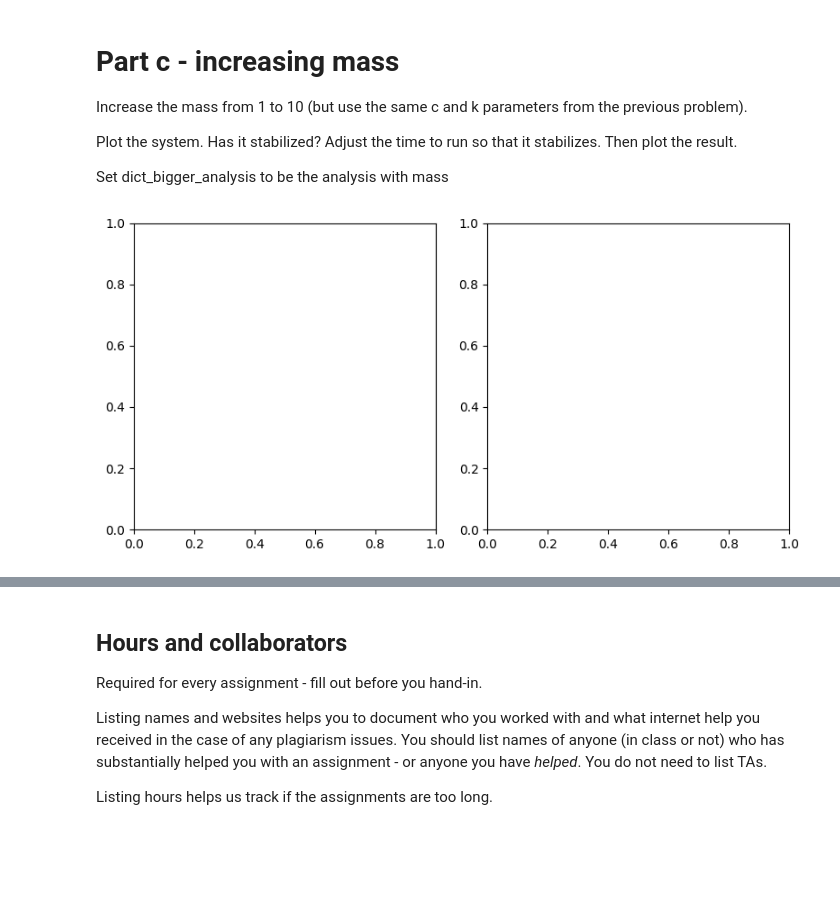
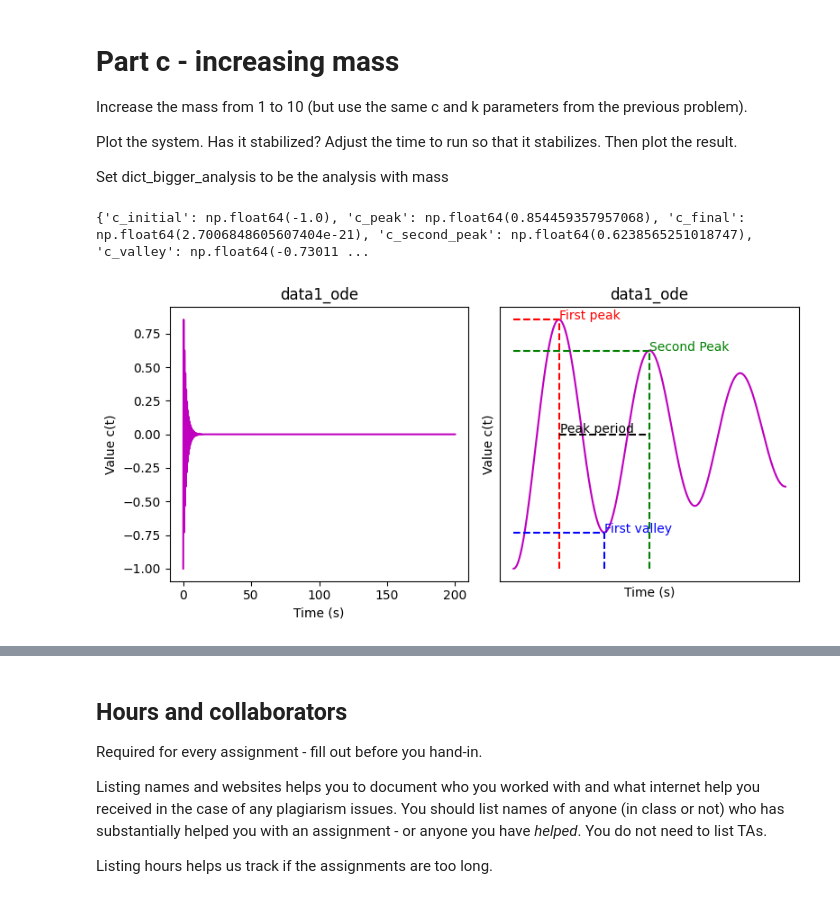
Before and after one commit to ElodinSanity/IntroPythonProgramming, a Jupyter notebook: Week_4_fitting/HW_2_system_analysis.ipynb, the cells around one changed output, grey strips where cells are left out. Cells and saved outputs as stored; diff of their text form; code cells hidden in the pictures; blank space fills up the shorter version.

```diff
--- a/Week_4_fitting/HW_2_system_analysis.ipynb
+++ b/Week_4_fitting/HW_2_system_analysis.ipynb
@@ -480,14 +482,14 @@ assert test_result[1] == (-0.5 * 0.0 - 2.0 * 1.0) / 1.0
 #   to run (and to plot)
 def simulate_system(x, dx, params, dt=0.001, total_time=1.0):
 
-    initial_state = [x, dx]
+    state = [x, dx]
 
     #time vector
     ts = np.arange(0, total_time, dt)
 
-    result = odeint(derivative_for_spring, initial_state, ts, args=(params,))
+    result = odeint(derivative_for_spring, state, ts, args=(params,))
 
-    vs = result[:, 1]
+    vs = result[:, 0] #position
 
     return ts, vs
 # %%
@@ -509,6 +511,7 @@ test_params = {
 }
 
 # Run the simulation long enough to stabilize
-ts, vs = simulate_system(x, dx, test_params, dt=0.001, total_time=2.0)
+ts_1, vs_1 = simulate_system(x, dx, test_params, dt=0.001, total_time=30)
 
-dict_answ = analyze_data_from_values(ts, vs)
+
+dict_answ = analyze_data_from_values(ts_1, vs_1, mass=10.0)
@@ -559,6 +592,18 @@ fig, axs = plt.subplots(nrows, ncols, figsize=(8, 4))
 # Plot
 #  - plot the ts and vs with the peaks etc labeled (same as in part 1)
 
+x2 = -1.0
+dx2 = 0.0
+
+params = {
+    "system_damping": 1.0,
+    "system_mass": 1.0,
+    "system_spring": 100.0
+}
+
+ts_2, vs_2 = simulate_system(x2, dx2, params, dt=0.001, total_time=20)
+plot_system_ode(axs, ts_2, vs_2, params)
+
 # Make it fit better
 fig.tight_layout()
 # %% [output]
@@ -581,17 +626,29 @@ Set dict_bigger_analysis to be the analysis with mass
 # %%
 nrows = 1
 ncols = 2
 fig, axs = plt.subplots(nrows, ncols, figsize=(8, 4))
 
 
 # Run and plot the simulation with the mass increased to 10.
 # Other parameters are the same as in the part b.
-dict_bigger_mass_analysis = ...
+params2 = {
+    "system_damping": 1.0,
+    "system_mass": 10.0,
+    "system_spring": 100.0}
+
+ts_3, vs_3 = simulate_system(x2, dx2, params, dt = 0.001, total_time=200)
+
+dict_bigger_mass_analysis = analyze_data_from_values(ts_3, vs_3, mass=params2["system_mass"])
+
+plot_system_ode(axs, ts_3, vs_3, params2)
+
+print(dict_bigger_mass_analysis)
 
 # Make it fit better
 fig.tight_layout()
 # %% [output]
+{'c_initial': np.float64(-1.0), 'c_peak': np.float64(0.854459357957068), 'c_final': np.float64(2.7006848605607404e-21), 'c_second_peak': np.float64(0.6238565251018747), 'c_valley': np.float64(-0.73011 ...
-[figure, old version]
+[figure, new version]
 # %%
 # Check your analysis (set dict_bigger_mass_analysis)
 assert(compare_dictionaries('Data/sim_and_plot_answer_c.json', dict_bigger_mass_analysis))
```
Also changed, not shown: parts of 10 cells of this notebook, 4 other files.
